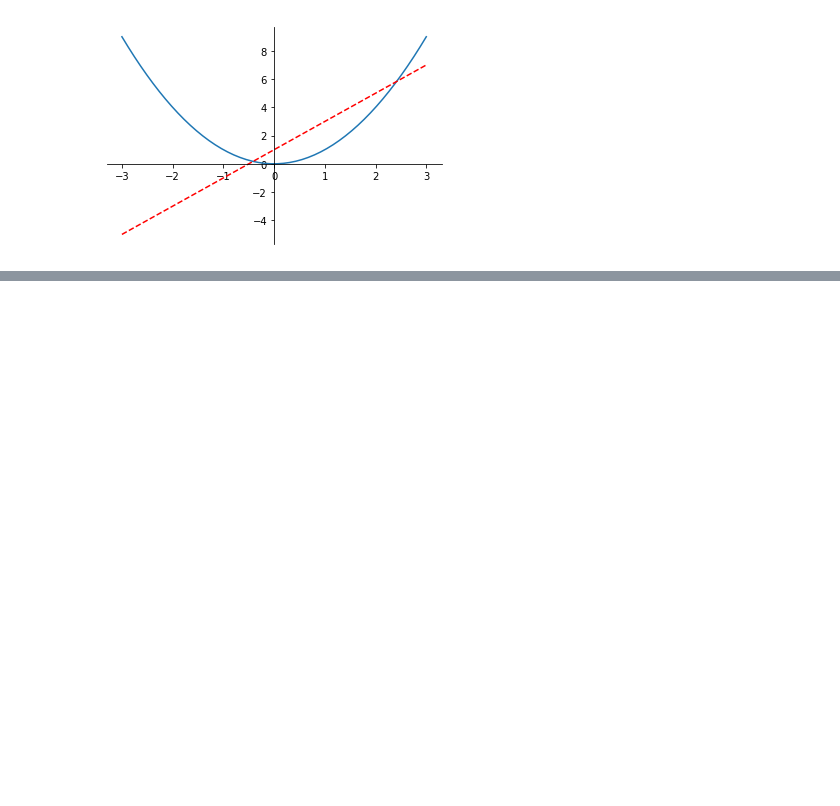
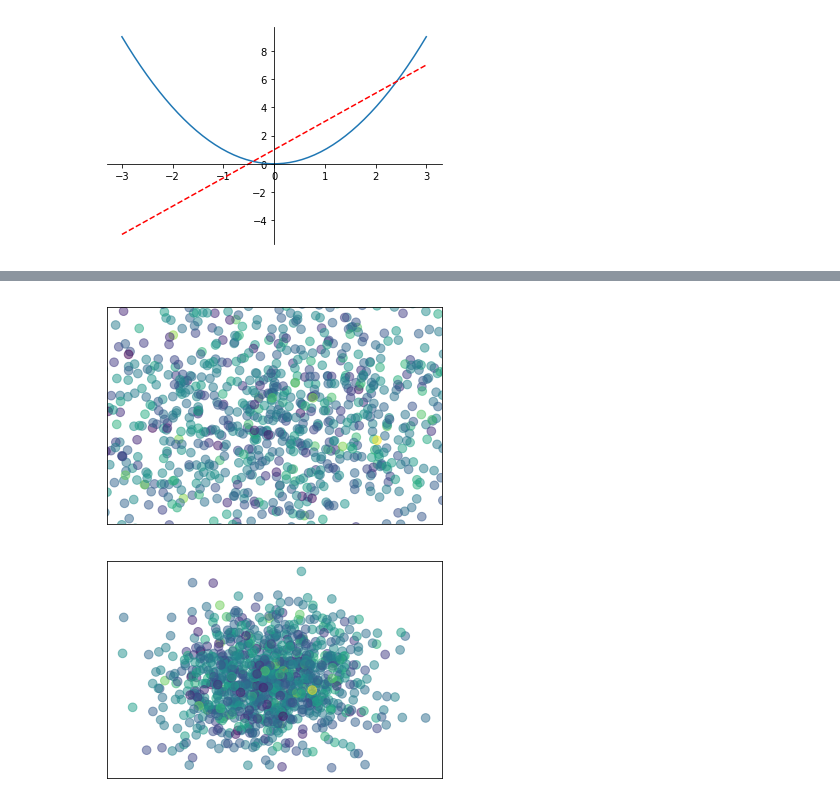
Before and after one commit to shuenlaw/tensorflow, a Jupyter notebook: lesson3/matplotlib.ipynb, the cells around one changed output, grey strips where cells are left out. Saved outputs shown, nothing was run; the diff lists cells and outputs as text; code cells hidden in the pictures; blank space fills up the shorter version.

```diff
--- a/lesson3/matplotlib.ipynb
+++ b/lesson3/matplotlib.ipynb
@@ -92,0 +141,28 @@ plt.show()
+# %%
+#散点图
+
+n = 1024
+X = np.random.normal(0,1,n)
+Y = np.random.normal(0,1,n)
+#反正切函数
+#T = np.arctan2(Y,X)
+T = np.random.normal(0,1,n)
+
+plt.figure(num=1)
+#s：大小，c:颜色，alpha：透明度
+plt.scatter(X,Y,s=75,c=T,alpha=0.5)
+
+plt.xlim((-1.5,1.5))
+plt.ylim((-1.5,1.5))
+#隐藏ticks
+plt.xticks(())
+plt.yticks(())
+#没有设置x,y轴范围
+plt.figure(num=2)
+plt.scatter(X,Y,s=75,c=T,alpha=0.5)
+plt.xticks(())
+plt.yticks(())
+plt.show()
+# %% [output]
+[figure, added]
+[figure, added]
```
Also changed, not shown: parts of 7 cells of this notebook.
